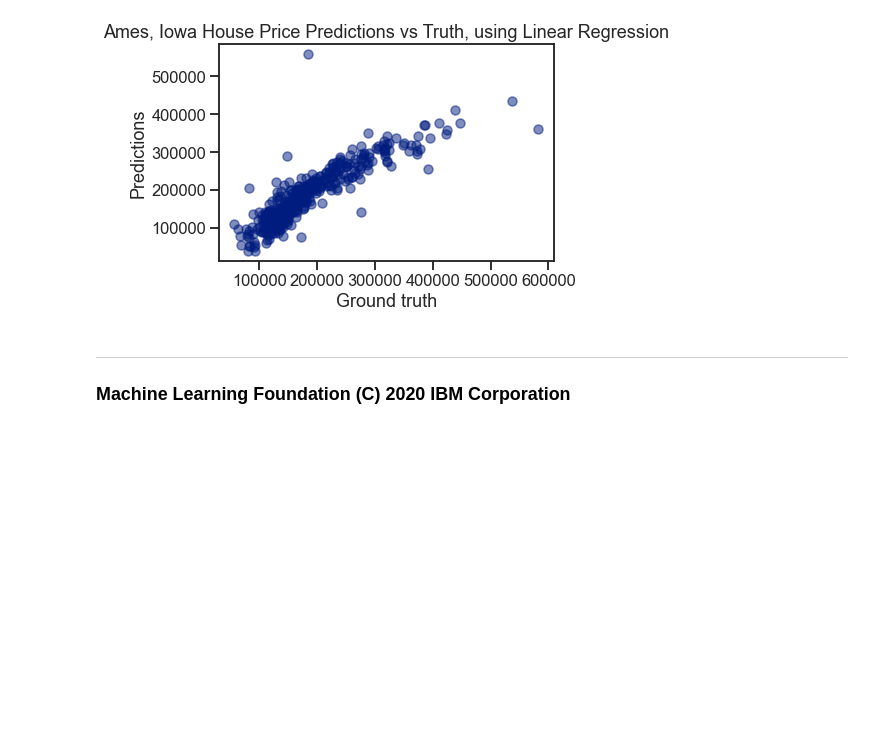
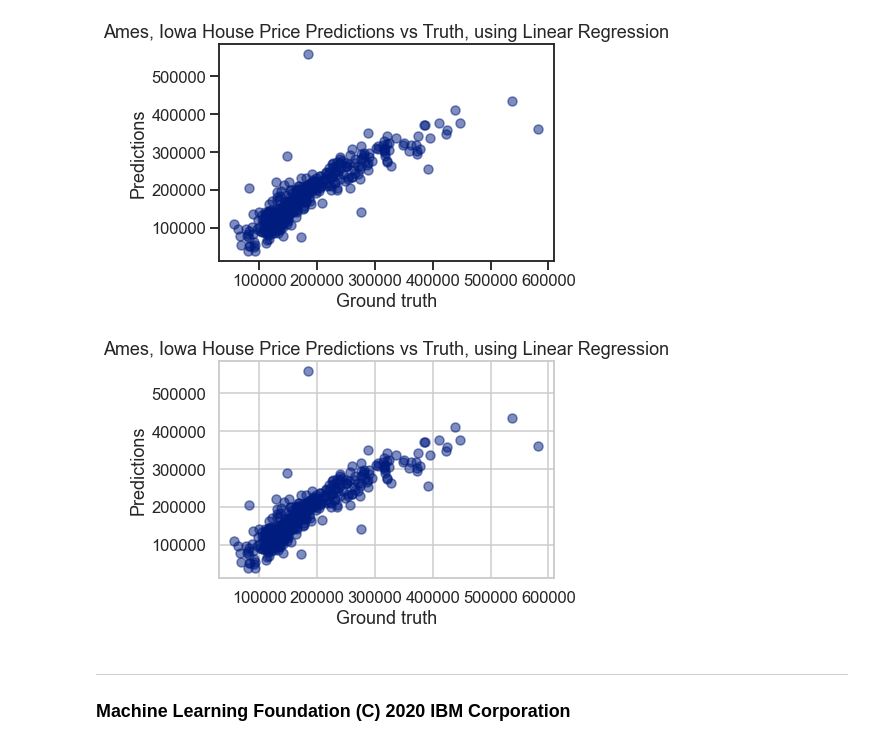
Before and after one commit to HyosikMoon/Coursera, a Jupyter notebook: Machine_Learning/Course2_Supervised_Machine_Learning_Regression/Training_and_Test_Splits/02b_LAB_Regression_Train_Test_Split.ipynb, the cells around one changed output. Drawn from its saved outputs; the diff is of its cells as text; code cells hidden in the pictures; blank space fills up the shorter version.

Commit message:
Train test split

```diff
--- a/Machine_Learning/Course2_Supervised_Machine_Learning_Regression/Training_and_Test_Splits/02b_LAB_Regression_Train_Test_Split.ipynb
+++ b/Machine_Learning/Course2_Supervised_Machine_Learning_Regression/Training_and_Test_Splits/02b_LAB_Regression_Train_Test_Split.ipynb
@@ -372,3 +403,30 @@ error_df
 |  | no enc | one-hot enc |
 | train | 1.131507e+09 | 3.177269e+08 |
 | test | 1.372182e+09 | 3.046692e+16 |
+# %%
+# Practice
+from sklearn.linear_model import LinearRegression
+from sklearn.metrics import mean_squared_error
+
+LR = LinearRegression()
+
+error_df = list()
+
+LR.fit(X_train, y_train)
+y_train_pred = LR.predict(X_train)
+y_test_pred = LR.predict(X_test)
+
+error_df.append(pd.Series({'train': mean_squared_error(y_train_pred, y_train),
+                           'test': mean_squared_error(y_test_pred, y_test)},
+                           name='no enc'))
+
+LR.fit(X_train_ohc, y_train_ohc)
+y_train_ohc_pred = LR.predict(X_train_ohc)
+y_test_ohc_pred = LR.predict(X_test_ohc)
+
+error_df.append(pd.Series({'train': mean_squared_error(y_train_ohc_pred, y_train_ohc),
+                           'test': mean_squared_error(y_test_ohc_pred, y_test_ohc)},
+                            name='one-hot enc'))
+
+error_df = pd.concat(error_df, axis=1)
+error_df
@@ -463,6 +564,23 @@ ax.set(xlabel='Ground truth',
        title='Ames, Iowa House Price Predictions vs Truth, using Linear Regression');
 # %% [output]
 [figure]
+# %%
+import matplotlib.pyplot as plt
+import seaborn as sns
+%matplotlib inline
+
+sns.set_context('talk')
+sns.set_style('whitegrid')
+sns.set_palette('dark')
+
+ax = plt.axes()
+
+ax.scatter(y_test, y_test_pred, alpha=.5)
+ax.set(xlabel='Ground truth',
+       ylabel='Predictions',
+       title='Ames, Iowa House Price Predictions vs Truth, using Linear Regression');
+# %% [output]
+[figure, added]
 # %% [markdown]
 ---
 ### Machine Learning Foundation (C) 2020 IBM Corporation
```
Also changed, not shown: parts of 7 cells of this notebook, 1 other file.
